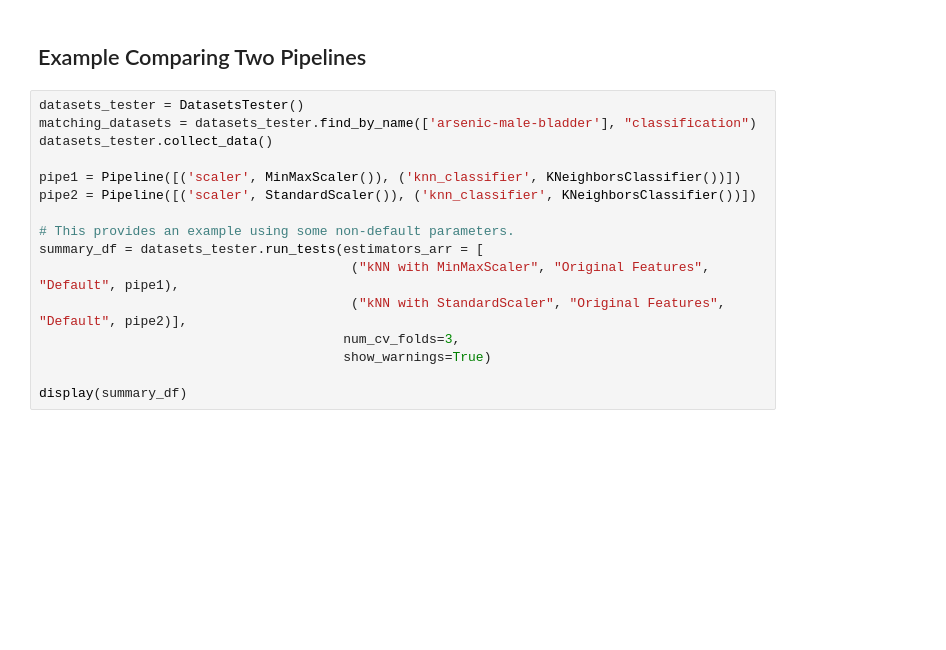
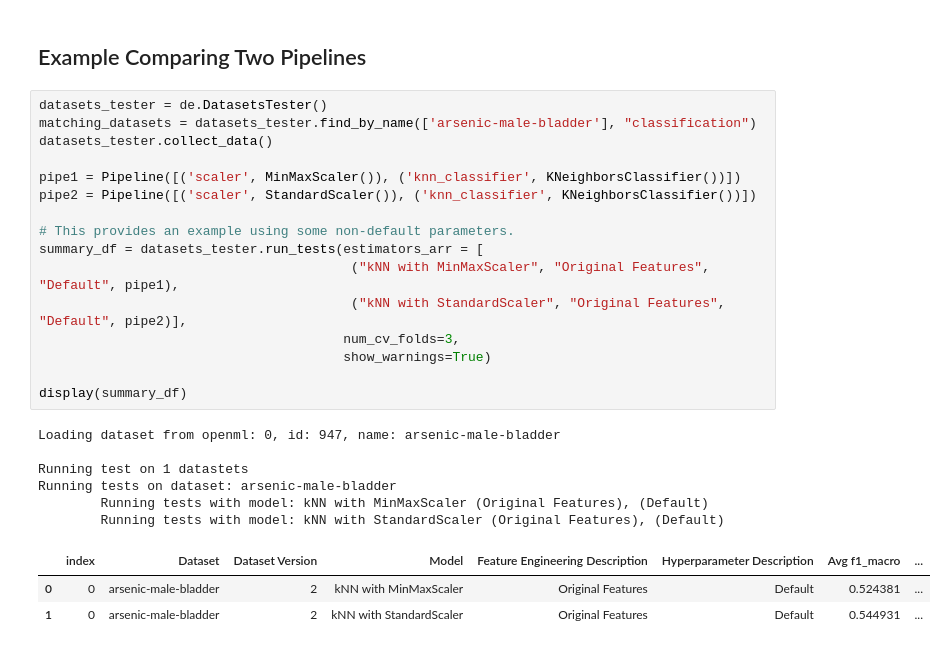
Before and after one commit to Brett-Kennedy/DatasetTester, a Jupyter notebook: examples/DatasetTester.ipynb, the cells around one changed output. Saved outputs shown, nothing was run; the diff lists cells and outputs as text; blank space fills up the shorter version.

```diff
--- a/examples/DatasetTester.ipynb
+++ b/examples/DatasetTester.ipynb
@@ -129,18 +210,28 @@ Reading from local cache: 9, id: 529, name: pollen
 # %% [markdown]
 ## Example Comparing Two Pipelines
 # %%
-datasets_tester = DatasetsTester()
+datasets_tester = de.DatasetsTester()
 matching_datasets = datasets_tester.find_by_name(['arsenic-male-bladder'], "classification")
 datasets_tester.collect_data()
 
 pipe1 = Pipeline([('scaler', MinMaxScaler()), ('knn_classifier', KNeighborsClassifier())])
 pipe2 = Pipeline([('scaler', StandardScaler()), ('knn_classifier', KNeighborsClassifier())])
 
 # This provides an example using some non-default parameters.
 summary_df = datasets_tester.run_tests(estimators_arr = [
                                         ("kNN with MinMaxScaler", "Original Features", "Default", pipe1),
                                         ("kNN with StandardScaler", "Original Features", "Default", pipe2)],
                                        num_cv_folds=3,
                                        show_warnings=True)
 
 display(summary_df)
+# %% [output]
+Loading dataset from openml: 0, id: 947, name: arsenic-male-bladder
+
+Running test on 1 datastets
+Running tests on dataset: arsenic-male-bladder
+        Running tests with model: kNN with MinMaxScaler (Original Features), (Default)
+        Running tests with model: kNN with StandardScaler (Original Features), (Default)
+|  | index | Dataset | Dataset Version | Model | Feature Engineering Description | Hyperparameter Description | Avg f1_macro | ... |
+| 0 | 0 | arsenic-male-bladder | 2 | kNN with MinMaxScaler | Original Features | Default | 0.524381 | ... |
+| 1 | 0 | arsenic-male-bladder | 2 | kNN with StandardScaler | Original Features | Default | 0.544931 | ... |
```
Also changed, not shown: parts of 5 cells of this notebook.
